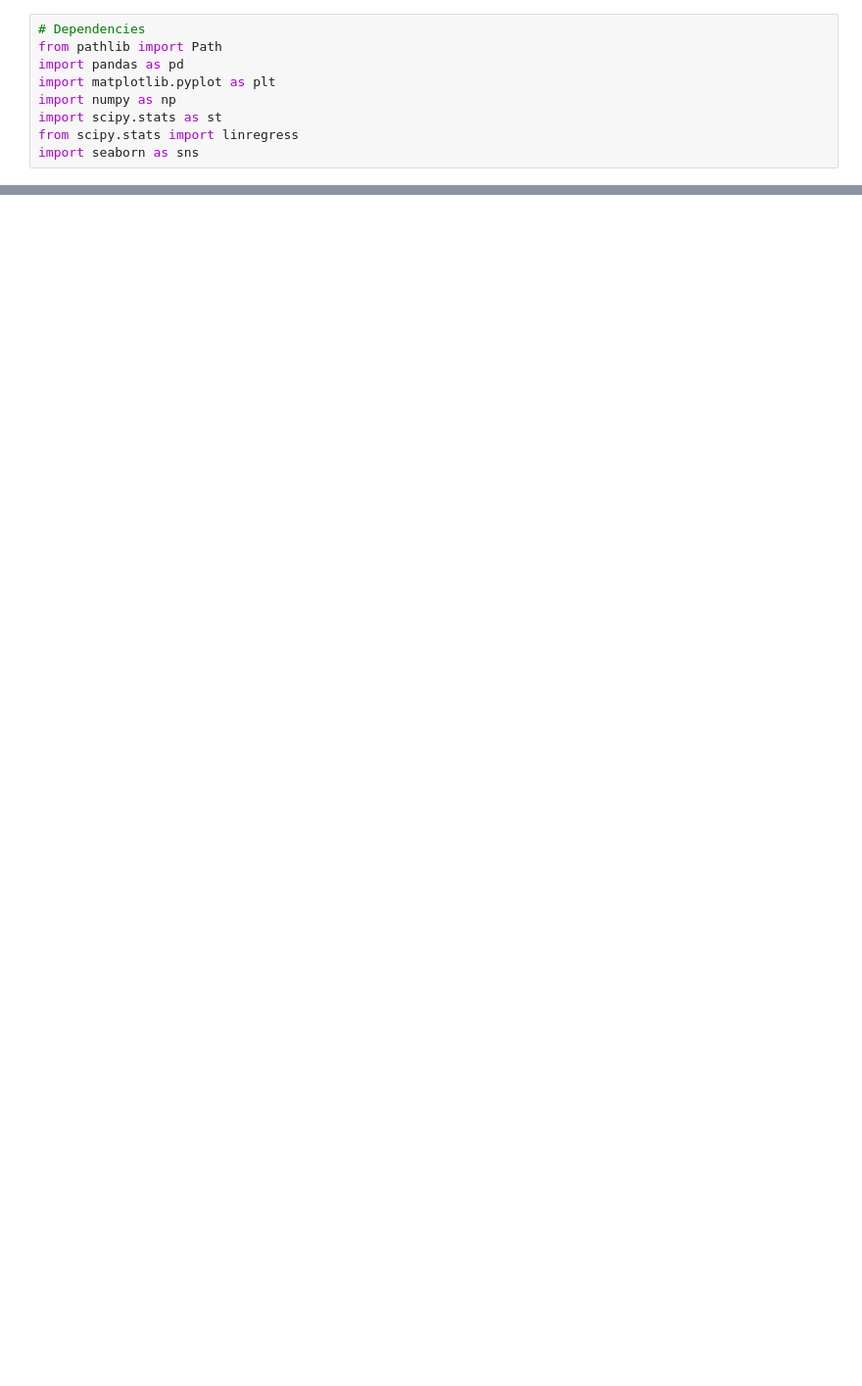
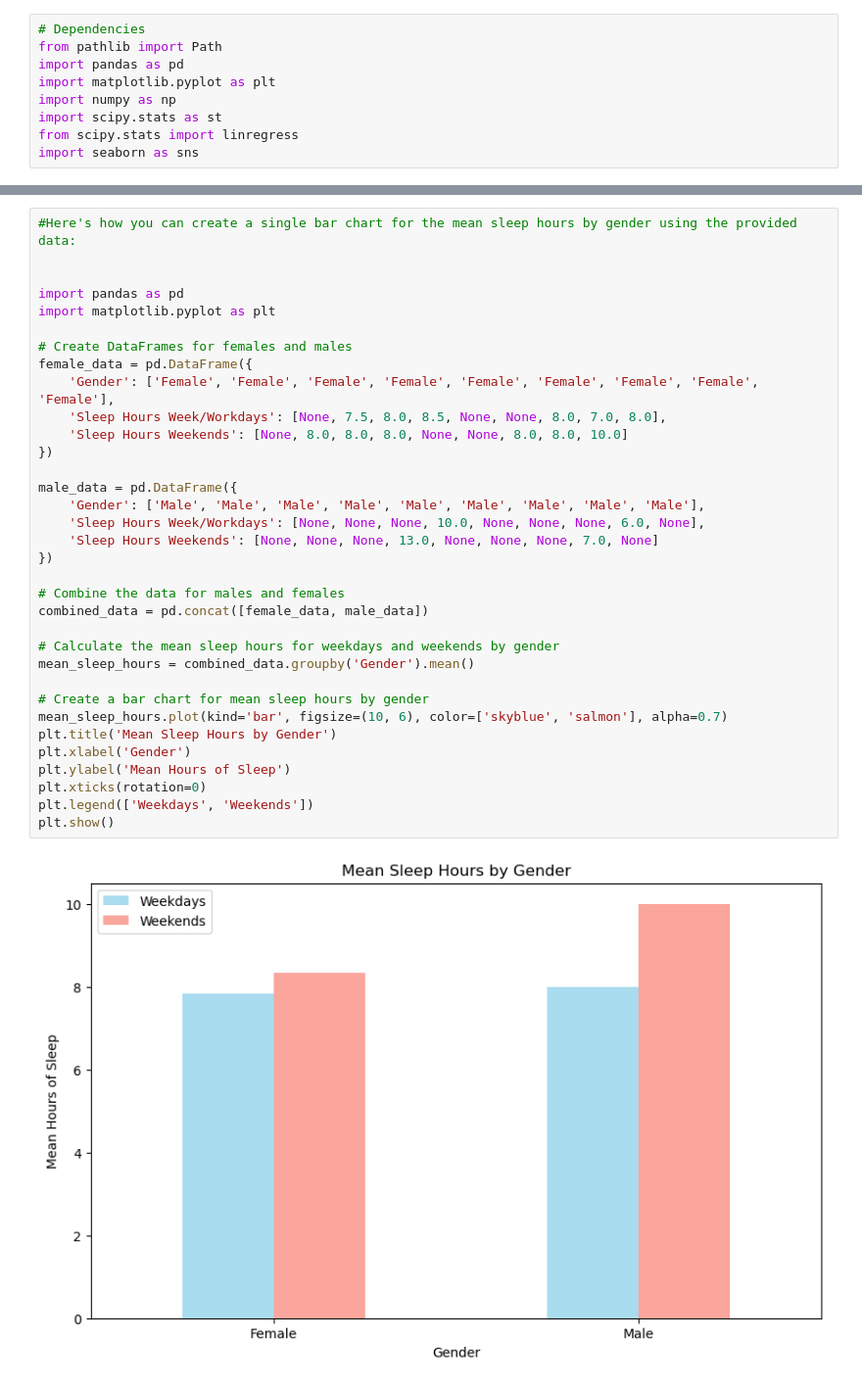
Before and after one commit to CalebCutrer/Project-1, a Jupyter notebook: JPP_Income_we.ipynb, the cells around one changed output, grey strips where cells are left out. Shown at 98% size. Drawn from its saved outputs; the diff is of its cells as text; blank space fills up the shorter version.

```diff
--- a/JPP_Income_we.ipynb
+++ b/JPP_Income_we.ipynb
@@ -188,0 +374,36 @@ Income_bar
+# %%
+#Here's how you can create a single bar chart for the mean sleep hours by gender using the provided data:
+
+
+import pandas as pd
+import matplotlib.pyplot as plt
+
+# Create DataFrames for females and males
+female_data = pd.DataFrame({
+    'Gender': ['Female', 'Female', 'Female', 'Female', 'Female', 'Female', 'Female', 'Female', 'Female'],
+    'Sleep Hours Week/Workdays': [None, 7.5, 8.0, 8.5, None, None, 8.0, 7.0, 8.0],
+    'Sleep Hours Weekends': [None, 8.0, 8.0, 8.0, None, None, 8.0, 8.0, 10.0]
+})
+
+male_data = pd.DataFrame({
+    'Gender': ['Male', 'Male', 'Male', 'Male', 'Male', 'Male', 'Male', 'Male', 'Male'],
+    'Sleep Hours Week/Workdays': [None, None, None, 10.0, None, None, None, 6.0, None],
+    'Sleep Hours Weekends': [None, None, None, 13.0, None, None, None, 7.0, None]
+})
+
+# Combine the data for males and females
+combined_data = pd.concat([female_data, male_data])
+
+# Calculate the mean sleep hours for weekdays and weekends by gender
+mean_sleep_hours = combined_data.groupby('Gender').mean()
+
+# Create a bar chart for mean sleep hours by gender
+mean_sleep_hours.plot(kind='bar', figsize=(10, 6), color=['skyblue', 'salmon'], alpha=0.7)
+plt.title('Mean Sleep Hours by Gender')
+plt.xlabel('Gender')
+plt.ylabel('Mean Hours of Sleep')
+plt.xticks(rotation=0)
+plt.legend(['Weekdays', 'Weekends'])
+plt.show()
+# %% [output]
+[figure, added]
```
Also changed, not shown: parts of 42 cells of this notebook.
